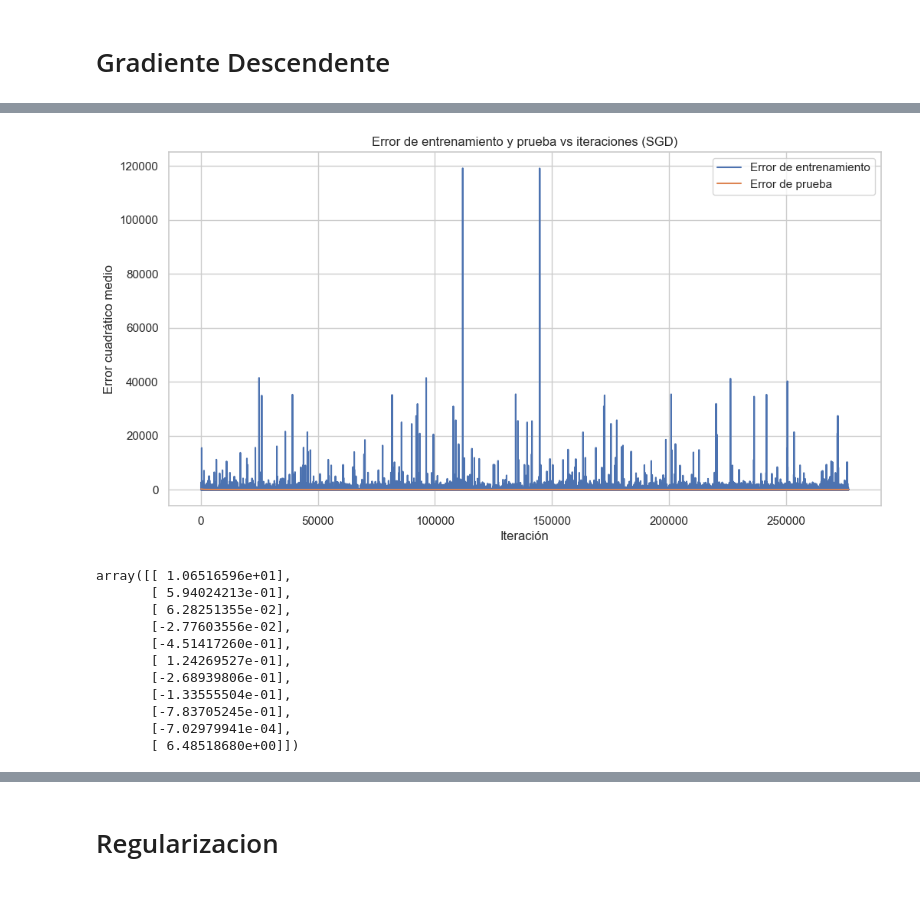
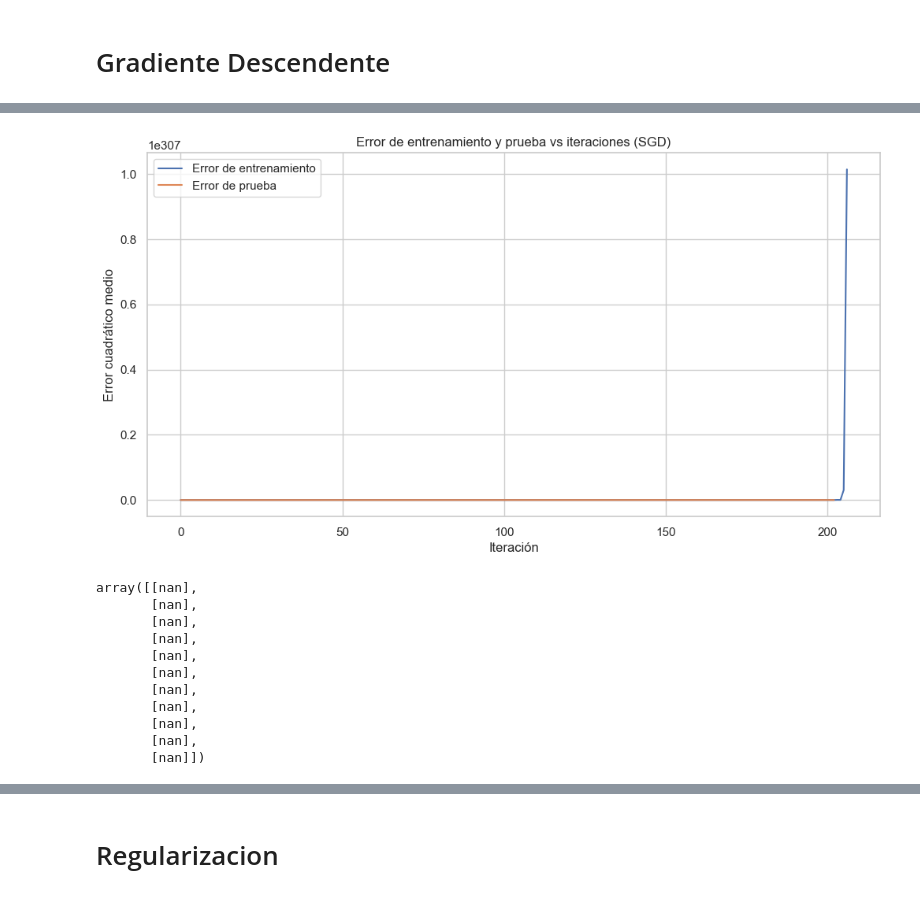
Before and after one commit to FefeTroanes/AA1-TUIA-2025C2-Molina-Romano-Troanes, a Jupyter notebook: TP_Regresion_AA1_2025C1 (1).ipynb, the cells around one changed output, grey strips where cells are left out. Cells and saved outputs as stored; diff of their text form; code cells hidden in the pictures.

```diff
--- a/TP_Regresion_AA1_2025C1 (1).ipynb
+++ b/TP_Regresion_AA1_2025C1 (1).ipynb
@@ -1096,18 +1057,18 @@ array([[10.3593958 ],
 # %%
-stochastic_gradient_descent(X_train_gd, y_train_gd, X_val_gd, y_val_gd, lr=0.0001, epochs=2)
+stochastic_gradient_descent(X_train_gd, y_train_gd, X_val_gd, y_val_gd, lr=1, epochs=20)
 # %% [output]
-[figure, old version]
+[figure, new version]
-array([[ 1.06516596e+01],
-       [ 5.94024213e-01],
-       [ 6.28251355e-02],
-       [-2.77603556e-02],
-       [-4.51417260e-01],
-       [ 1.24269527e-01],
-       [-2.68939806e-01],
-       [-1.33555504e-01],
-       [-7.83705245e-01],
-       [-7.02979941e-04],
-       [ 6.48518680e+00]])
+array([[nan],
+       [nan],
+       [nan],
+       [nan],
+       [nan],
+       [nan],
+       [nan],
+       [nan],
+       [nan],
+       [nan],
+       [nan]])
 # %%
 mini_batch_gradient_descent(X_train_gd, y_train_gd, X_val_gd, y_val_gd, lr=0.00000001, epochs=20)
 # %% [output]
```
Also changed, not shown: parts of 52 cells of this notebook.
